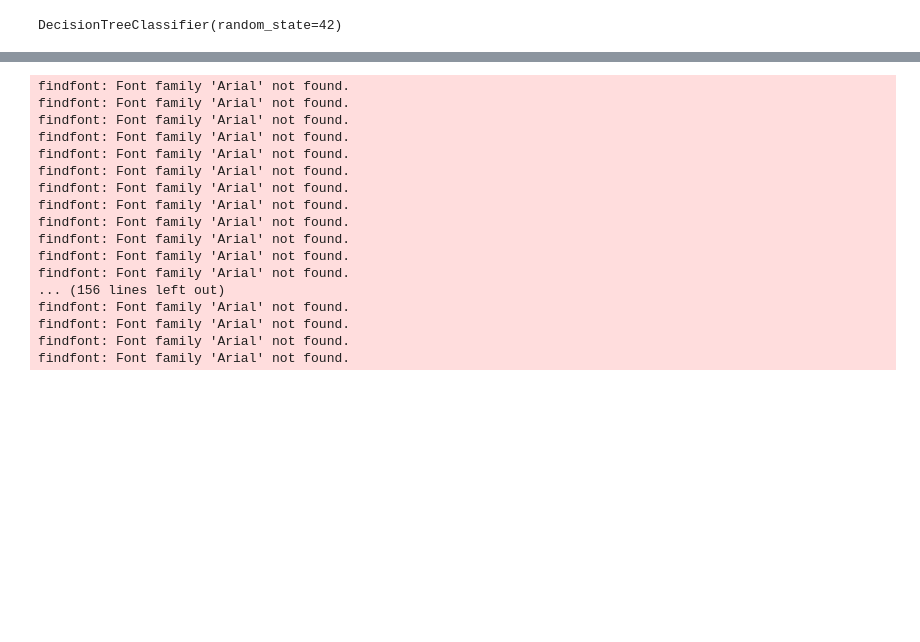
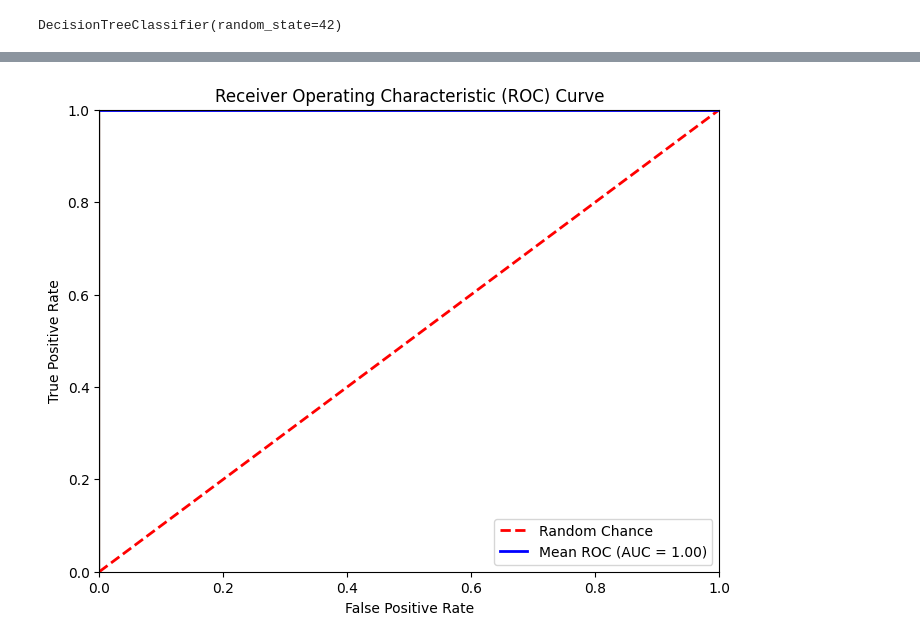
Before and after one commit to mundruid/cyber-ml, a Jupyter notebook: cyber_ml/blog_random_forest.ipynb, the cells around one changed output, grey strips where cells are left out. Saved outputs shown, nothing was run; the diff lists cells and outputs as text; code cells hidden in the pictures; blank space fills up the shorter version.

```diff
--- a/cyber_ml/blog_random_forest.ipynb
+++ b/cyber_ml/blog_random_forest.ipynb
@@ -276,53 +304,40 @@ F1 Score: 1.0
+# %%
+plot_roc_curve(clf, X, y)
+# %% [output]
+[figure, added]
 # %%
-import dtreeviz
-from sklearn.tree import DecisionTreeClassifier
-from sklearn.model_selection import train_test_split
+# visualization no worky
+# import dtreeviz
+# from sklearn.tree import DecisionTreeClassifier
+# from sklearn.model_selection import train_test_split
 
-# Assuming df is your DataFrame with features and labels
-# Split the data into features and labels
-X = shuffled_df.drop("Label", axis=1)
-y = shuffled_df["Label"]
+# # Assuming df is your DataFrame with features and labels
+# # Split the data into features and labels
+# X = shuffled_df.drop("Label", axis=1)
+# y = shuffled_df["Label"]
 
-# Split the data into training and testing sets
-X_train, X_test, y_train, y_test = train_test_split(
-    X, y, test_size=0.2, random_state=42
-)
+# # Split the data into training and testing sets
+# X_train, X_test, y_train, y_test = train_test_split(
+#     X, y, test_size=0.2, random_state=42
+# )
 
-# Instantiate a decision tree classifier
-model = DecisionTreeClassifier()
+# # Instantiate a decision tree classifier
+# model = DecisionTreeClassifier()
 
-# Fit the model on the training data
-model.fit(X_train, y_train)
+# # Fit the model on the training data
+# model.fit(X_train, y_train)
 
-# Visualize the decision tree
-viz_model = dtreeviz.model(
-    model,
-    X_train,
-    y_train,
-    target_name="Label",
-    feature_names=list(shuffled_df.columns[:-1]),  # Assuming the last column is the label column
-    class_names=["benign", "malicious"],
-)  # Specify class names if applicable
+# # Visualize the decision tree
+# viz_model = dtreeviz.model(
+#     model,
+#     X_train,
+#     y_train,
+#     target_name="Label",
+#     feature_names=list(shuffled_df.columns[:-1]),  # Assuming the last column is the label column
+#     class_names=["benign", "malicious"],
+# )  # Specify class names if applicable
 
-# Display the visualization
-v = viz_model.view()  # render as SVG into internal object
-v.show()  # pop up window
-v.save("/tmp/mirai.svg")  # optionally save as svg
+# # Display the visualization
+# v = viz_model.view()  # render as SVG into internal object
+# v.show()  # pop up window
+# v.save("/tmp/mirai.svg")  # optionally save as svg
-# %% [output]
-findfont: Font family 'Arial' not found.
-findfont: Font family 'Arial' not found.
-findfont: Font family 'Arial' not found.
-findfont: Font family 'Arial' not found.
-findfont: Font family 'Arial' not found.
-findfont: Font family 'Arial' not found.
-findfont: Font family 'Arial' not found.
-findfont: Font family 'Arial' not found.
-findfont: Font family 'Arial' not found.
-findfont: Font family 'Arial' not found.
-findfont: Font family 'Arial' not found.
-findfont: Font family 'Arial' not found.
-... (156 lines left out)
-findfont: Font family 'Arial' not found.
-findfont: Font family 'Arial' not found.
-findfont: Font family 'Arial' not found.
-findfont: Font family 'Arial' not found.
```
Also changed, not shown: parts of 19 cells of this notebook, 1 other file.
